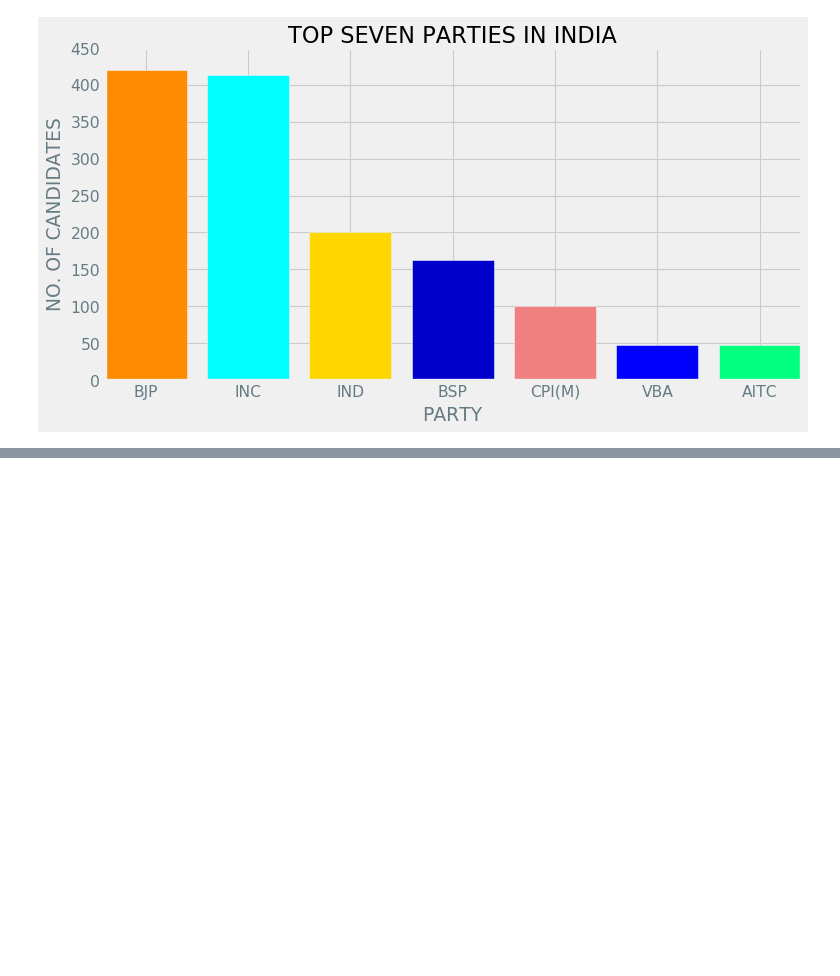
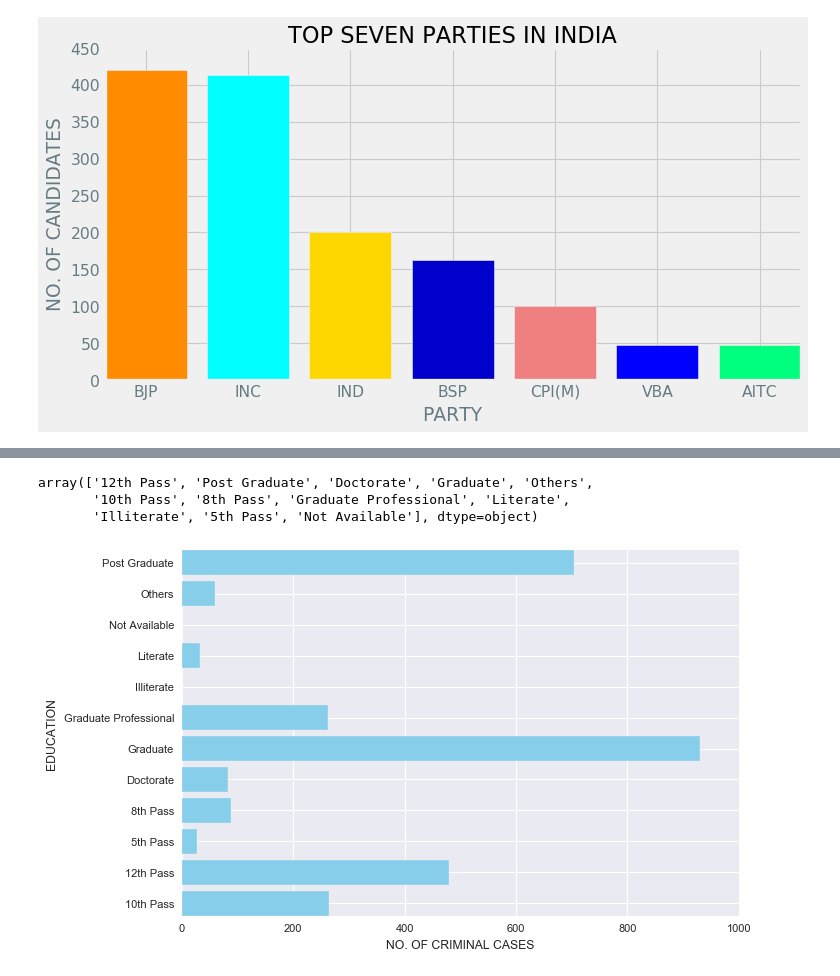
Before and after one commit to yashdalvi221/Data_Analysis_Projects, a Jupyter notebook: Indin_Lower_house_election_2019/EDA_Indian_Central_election_2019.ipynb, the cells around one changed output, grey strips where cells are left out. Saved outputs shown, nothing was run; the diff lists cells and outputs as text; code cells hidden in the pictures; blank space fills up the shorter version.

```diff
--- a/Indin_Lower_house_election_2019/EDA_Indian_Central_election_2019.ipynb
+++ b/Indin_Lower_house_election_2019/EDA_Indian_Central_election_2019.ipynb
@@ -124,0 +144,19 @@ ax.set(xlabel = 'PARTY',
+# %%
+df['EDUCATION'].unique()
+# %% [output]
+array(['12th Pass', 'Post Graduate', 'Doctorate', 'Graduate', 'Others',
+       '10th Pass', '8th Pass', 'Graduate Professional', 'Literate',
+       'Illiterate', '5th Pass', 'Not Available'], dtype=object)
+# %%
+df_tmp = df.groupby(by='EDUCATION').sum()
+# %%
+plt.style.use('seaborn')
+# %%
+fig, ax = plt.subplots()
+
+ax.barh(df_tmp.index, df_tmp['CRIMINAL CASES'], color='skyblue')
+
+ax.set(xlabel = 'NO. OF CRIMINAL CASES',
+       ylabel = 'EDUCATION');
+# %% [output]
+[figure, added]
```
Also changed, not shown: parts of 39 cells of this notebook.
